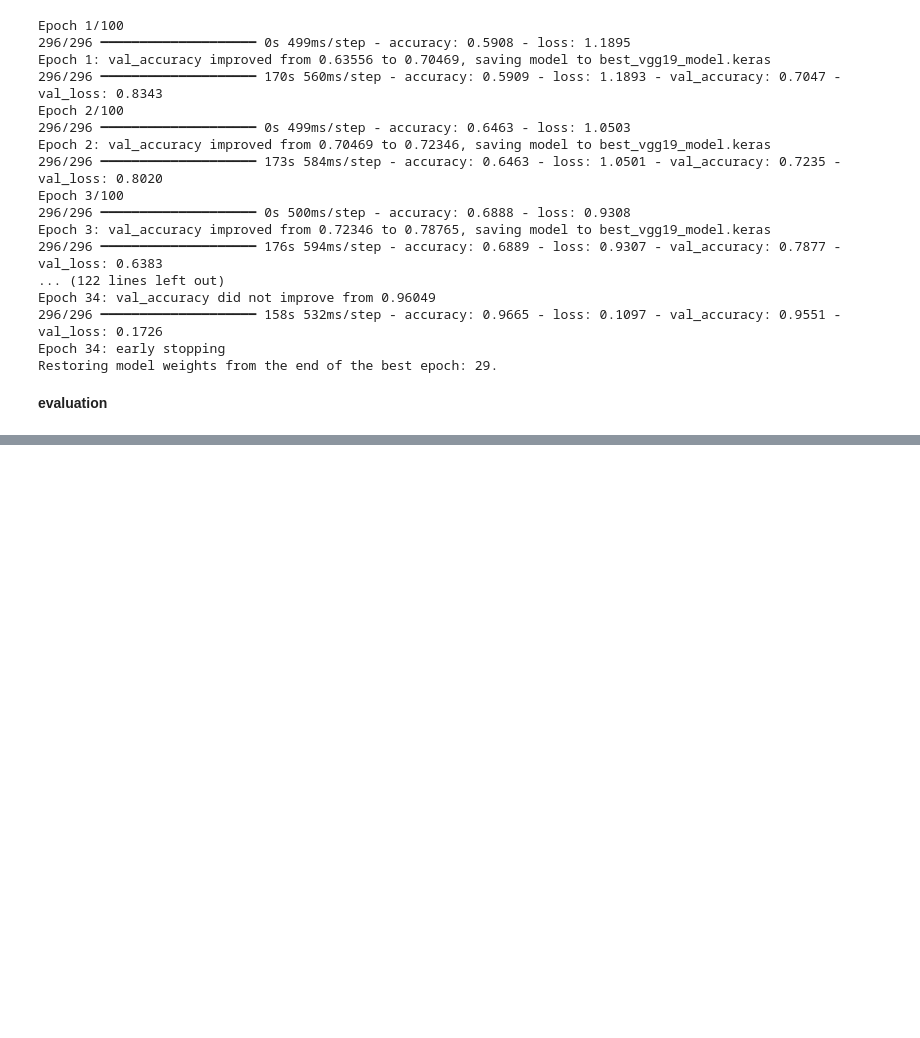
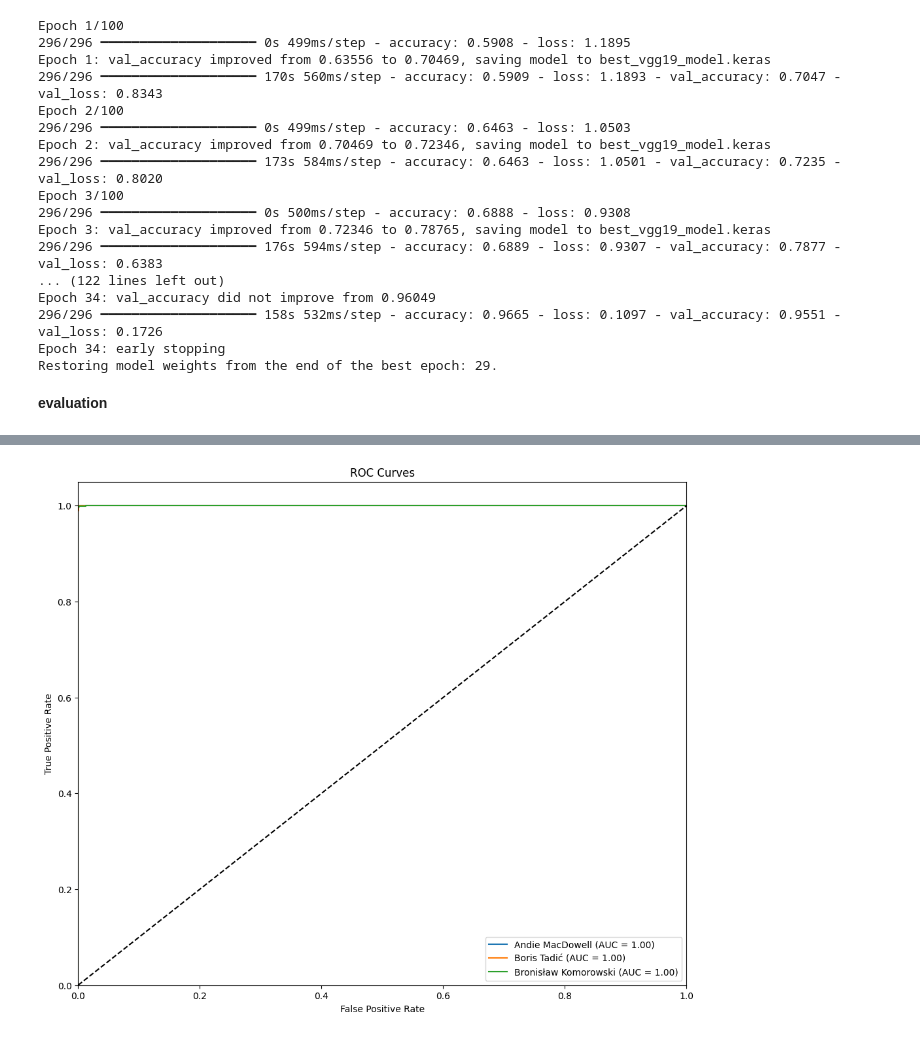
Before and after one commit to aliaa-anx/celebrity-recognition-model, a Jupyter notebook: VGG_19_model.ipynb, the cells around one changed output, grey strips where cells are left out. Cells and saved outputs as stored; diff of their text form; code cells hidden in the pictures; blank space fills up the shorter version.

```diff
--- a/VGG_19_model.ipynb
+++ b/VGG_19_model.ipynb
@@ -391,3 +421,26 @@ Test Accuracy: 0.0686
+# %%
+num_classes = len(class_names)  # total classes your model was trained on
+y_true_bin = label_binarize(y_true, classes=np.arange(num_classes))  # shape (num_samples, 15)
+
+plt.figure(figsize=(12,10))
+for i in range(num_classes):
+    # skip classes that are missing in the test set
+    if np.sum(y_true_bin[:, i]) == 0:
+        continue
+    fpr, tpr, _ = roc_curve(y_true_bin[:, i], y_pred_probs[:, i])
+    roc_auc = auc(fpr, tpr)
+    plt.plot(fpr, tpr, label=f"{class_names[i]} (AUC = {roc_auc:.2f})")
+
+plt.plot([0, 1], [0, 1], 'k--')  # random line
+plt.xlim([0.0, 1.0])
+plt.ylim([0.0, 1.05])
+plt.xlabel("False Positive Rate")
+plt.ylabel("True Positive Rate")
+plt.title("ROC Curves")
+plt.legend(loc="lower right")
+plt.show()
+# %% [output]
+[figure, added]
 # %%
 cm = confusion_matrix(y_true, y_pred)
 plt.figure(figsize=(12,10))
```
Also changed, not shown: parts of 9 cells of this notebook.
